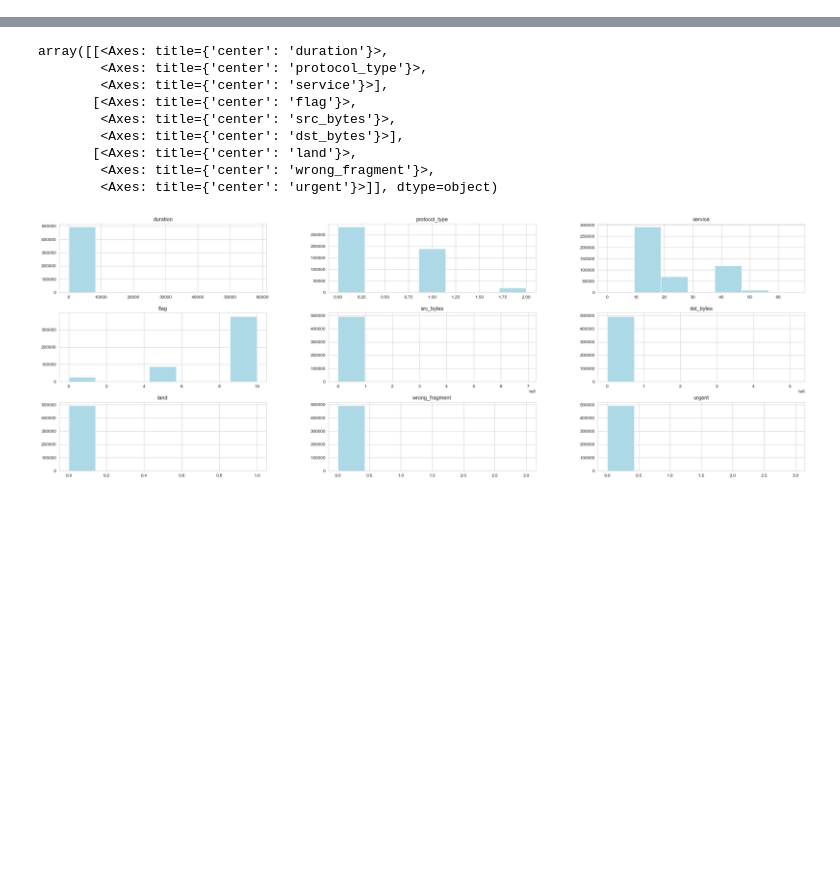
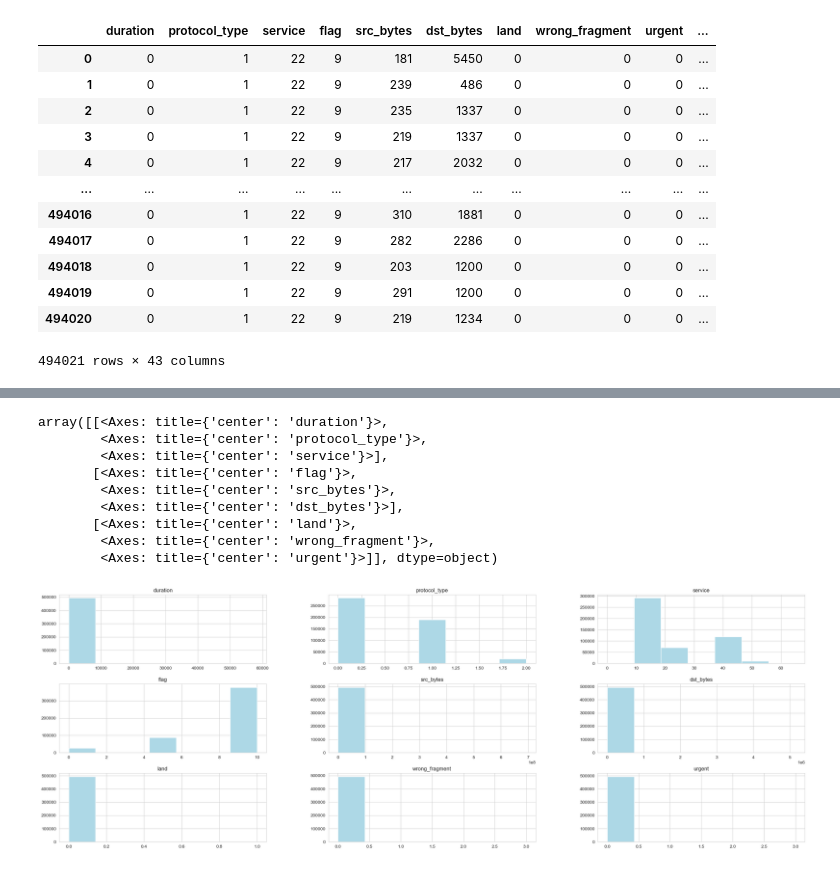
Before and after one commit to liaaaaang/MlWork, a Jupyter notebook: 网络入侵检测-数据处理.ipynb, the cells around one changed output, grey strips where cells are left out. Saved outputs shown, nothing was run; the diff lists cells and outputs as text; code cells hidden in the pictures; blank space fills up the shorter version.

```diff
--- a/网络入侵检测-数据处理.ipynb
+++ b/网络入侵检测-数据处理.ipynb
@@ -30,8 +27,45 @@ features_Content_features_columns.remove('is_host_login')
 categorical_columns = ["protocol_type", "service", "flag"]
 label_encoders = {}
 for col in categorical_columns:
-    all_categories = pd.concat([train_data[col], test_data[col]], axis=0).unique()
+    all_categories = data[col].unique()
     label_encoders[col] = LabelEncoder()
     label_encoders[col].fit(all_categories)
-    train_data[col] = label_encoders[col].transform(train_data[col])
-    test_data[col] = label_encoders[col].transform(test_data[col])  # 使用相同的编码规则
+    data[col] = label_encoders[col].transform(data[col])
+#攻击类型
+attacks_types = {
+    'normal': 'normal',
+'back': 'dos',
+'buffer_overflow': 'u2r',
+'ftp_write': 'r2l',
+'guess_passwd': 'r2l',
+'imap': 'r2l',
+'ipsweep': 'probe',
+'land': 'dos',
+'loadmodule': 'u2r',
+'multihop': 'r2l',
+'neptune': 'dos',
+'nmap': 'probe',
+'perl': 'u2r',
+'phf': 'r2l',
+'pod': 'dos',
+'portsweep': 'probe',
+'rootkit': 'u2r',
+'satan': 'probe',
+'smurf': 'dos',
+'spy': 'r2l',
+'teardrop': 'dos',
+'warezclient': 'r2l',
+'warezmaster': 'r2l',
+}
+#标签数字化
+label_data=data['label']
+le = LabelEncoder()
+#小类标签数字化，共23小类
+labels_23_category =le.fit_transform(label_data).astype(np.int64)
+data["label_digit"]= labels_23_category
+#添加大类标签，共五大类
+data['attack_type'] = data.label.apply(lambda r:attacks_types[r[:-1]])
+target2=data["attack_type"]
+#小类标签数字化
+labels_5_category =le.fit_transform(target2).astype(np.int64)
+data["attack_type_digit"]=labels_5_category
@@ -38 +113,17 @@ for col in categorical_columns:
+# %%
+data
+# %% [output]
+|  | duration | protocol_type | service | flag | src_bytes | dst_bytes | land | wrong_fragment | urgent | ... |
+| 0 | 0 | 1 | 22 | 9 | 181 | 5450 | 0 | 0 | 0 | ... |
+| 1 | 0 | 1 | 22 | 9 | 239 | 486 | 0 | 0 | 0 | ... |
+| 2 | 0 | 1 | 22 | 9 | 235 | 1337 | 0 | 0 | 0 | ... |
+| 3 | 0 | 1 | 22 | 9 | 219 | 1337 | 0 | 0 | 0 | ... |
+| 4 | 0 | 1 | 22 | 9 | 217 | 2032 | 0 | 0 | 0 | ... |
+| ... | ... | ... | ... | ... | ... | ... | ... | ... | ... | ... |
+| 494016 | 0 | 1 | 22 | 9 | 310 | 1881 | 0 | 0 | 0 | ... |
+| 494017 | 0 | 1 | 22 | 9 | 282 | 2286 | 0 | 0 | 0 | ... |
+| 494018 | 0 | 1 | 22 | 9 | 203 | 1200 | 0 | 0 | 0 | ... |
+| 494019 | 0 | 1 | 22 | 9 | 291 | 1200 | 0 | 0 | 0 | ... |
+| 494020 | 0 | 1 | 22 | 9 | 219 | 1234 | 0 | 0 | 0 | ... |
+494021 rows × 43 columns
 # %%
```
Also changed, not shown: parts of 34 cells of this notebook, 13 other files.
